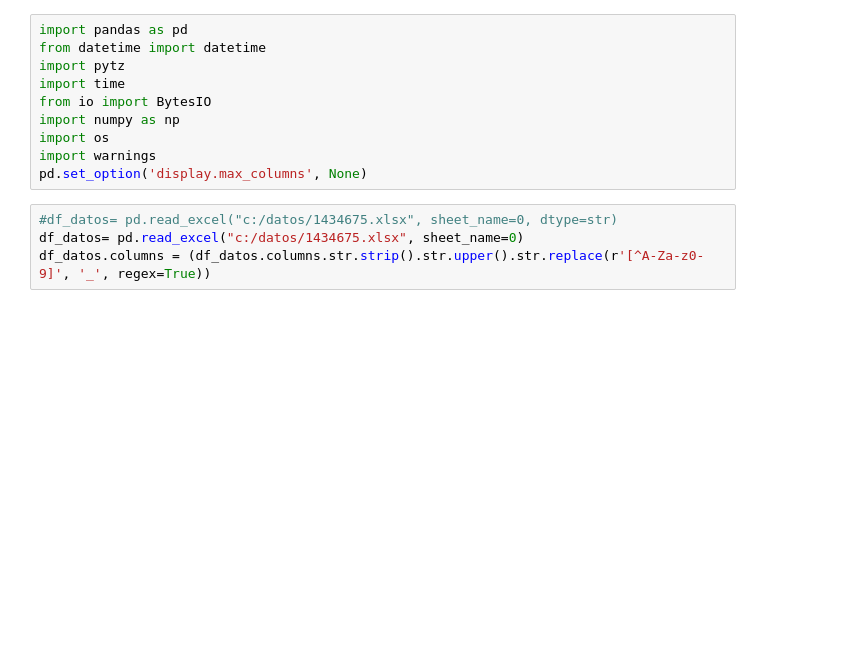
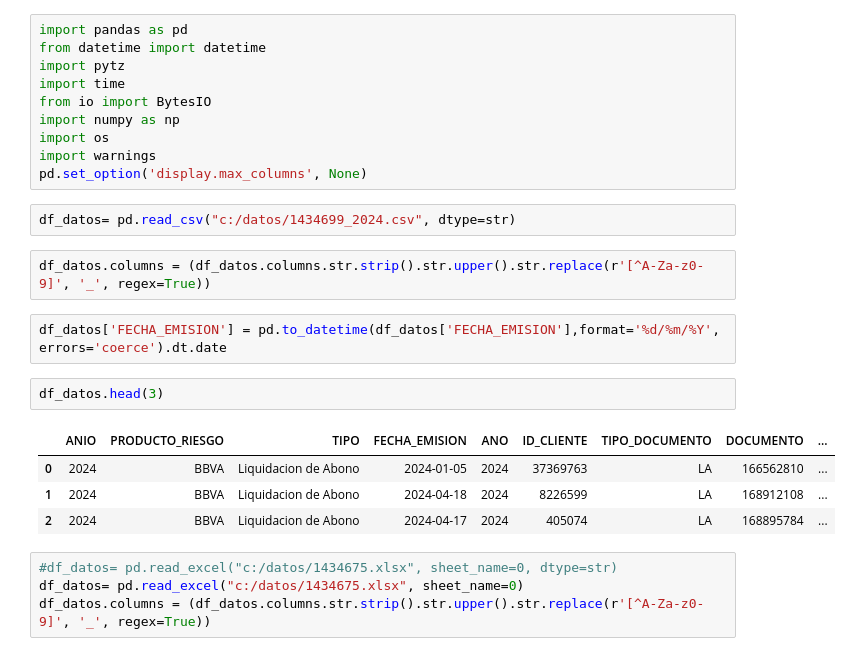
Before and after one commit to nelvinvelazco/OPERACIONES_BBVA_RIMAC, a Jupyter notebook: notebooks/test.ipynb, the cells around one changed output. Saved outputs shown, nothing was run; the diff lists cells and outputs as text; blank space fills up the shorter version.

Commit message:
ETL reporte de errores csv

```diff
--- a/notebooks/test.ipynb
+++ b/notebooks/test.ipynb
@@ -8,6 +8,19 @@ import numpy as np
 import os
 import warnings
 pd.set_option('display.max_columns', None)
+# %%
+df_datos= pd.read_csv("c:/datos/1434699_2024.csv", dtype=str)
+# %%
+df_datos.columns = (df_datos.columns.str.strip().str.upper().str.replace(r'[^A-Za-z0-9]', '_', regex=True))
+# %%
+df_datos['FECHA_EMISION'] = pd.to_datetime(df_datos['FECHA_EMISION'],format='%d/%m/%Y', errors='coerce').dt.date
+# %%
+df_datos.head(3)
+# %% [output]
+|  | ANIO | PRODUCTO_RIESGO | TIPO | FECHA_EMISION | ANO | ID_CLIENTE | TIPO_DOCUMENTO | DOCUMENTO | ... |
+| 0 | 2024 | BBVA | Liquidacion de Abono | 2024-01-05 | 2024 | 37369763 | LA | 166562810 | ... |
+| 1 | 2024 | BBVA | Liquidacion de Abono | 2024-04-18 | 2024 | 8226599 | LA | 168912108 | ... |
+| 2 | 2024 | BBVA | Liquidacion de Abono | 2024-04-17 | 2024 | 405074 | LA | 168895784 | ... |
 # %%
 #df_datos= pd.read_excel("c:/datos/1434675.xlsx", sheet_name=0, dtype=str)
 df_datos= pd.read_excel("c:/datos/1434675.xlsx", sheet_name=0)
```
Also changed, not shown: parts of 19 cells of this notebook.
